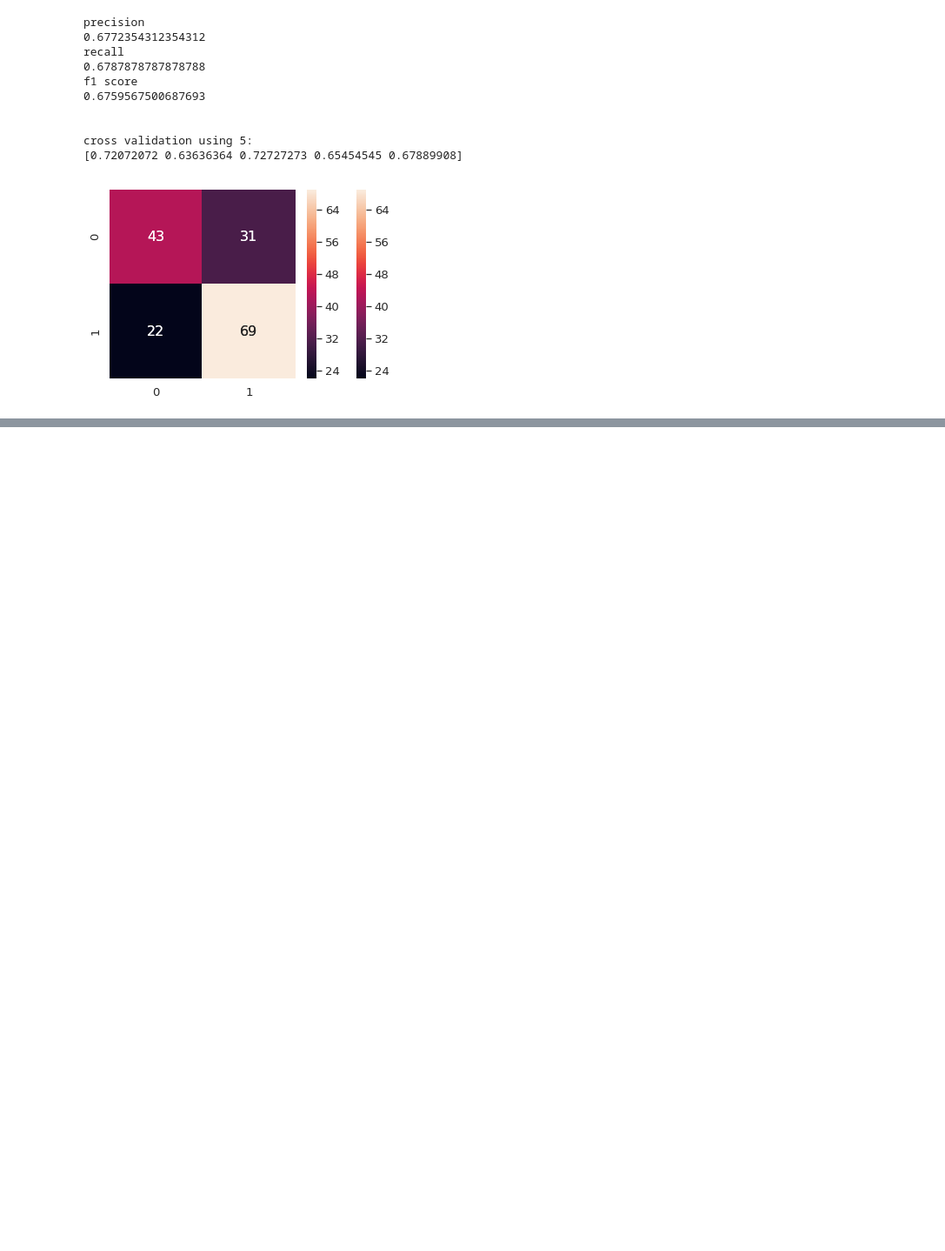
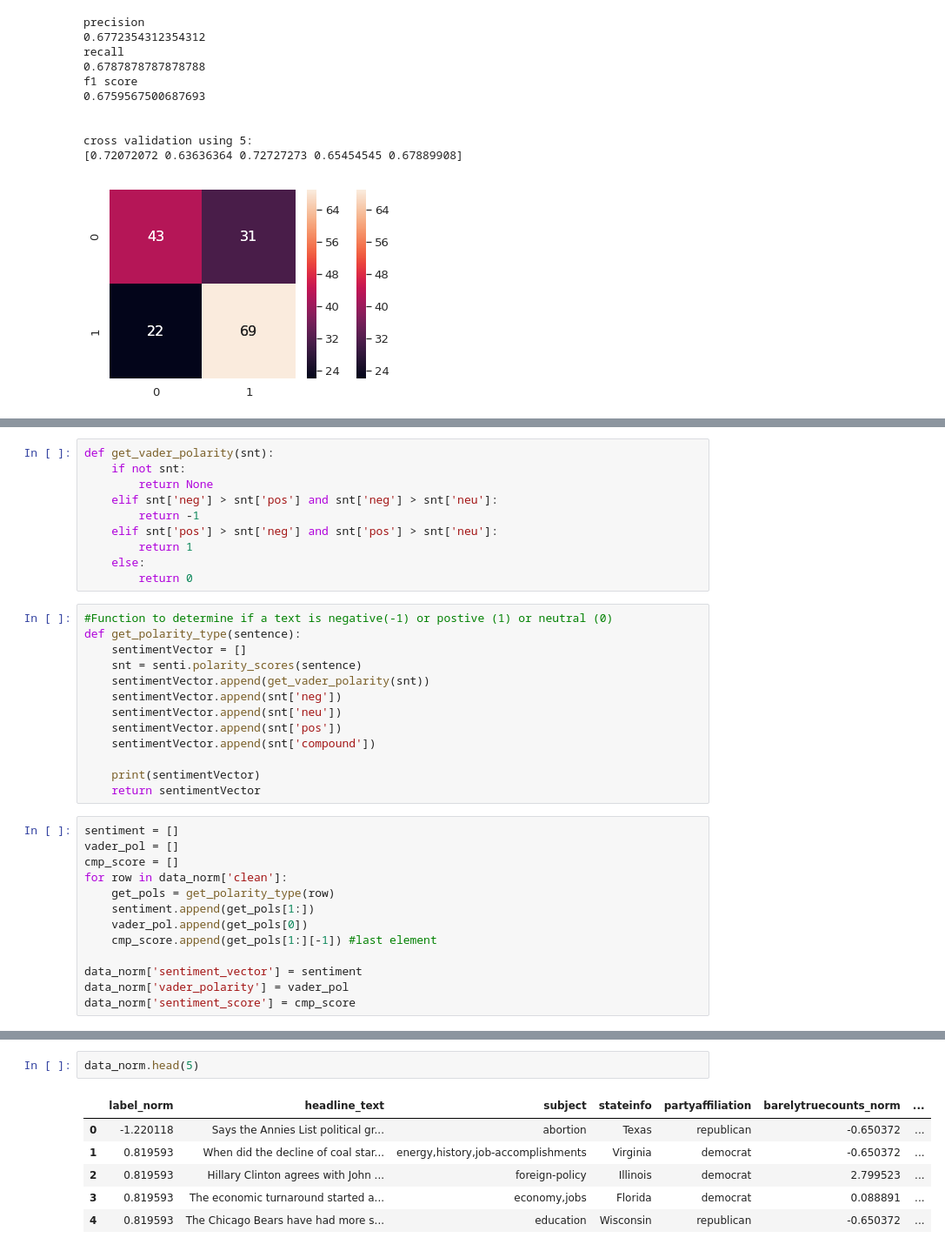
Before and after one commit to jems2019/AlternusVera, a Jupyter notebook: Social_Credibility.ipynb, the cells around one changed output, grey strips where cells are left out. Shown at 87% size. Drawn from its saved outputs; the diff is of its cells as text; blank space fills up the shorter version.

```diff
--- a/Social_Credibility.ipynb
+++ b/Social_Credibility.ipynb
@@ -245,0 +413,36 @@ data_norm.head()
+# %%
+def get_vader_polarity(snt):
+    if not snt:
+        return None
+    elif snt['neg'] > snt['pos'] and snt['neg'] > snt['neu']:
+        return -1
+    elif snt['pos'] > snt['neg'] and snt['pos'] > snt['neu']:
+        return 1
+    else:
+        return 0
+# %%
+#Function to determine if a text is negative(-1) or postive (1) or neutral (0)
+def get_polarity_type(sentence):
+    sentimentVector = []
+    snt = senti.polarity_scores(sentence)
+    sentimentVector.append(get_vader_polarity(snt))
+    sentimentVector.append(snt['neg'])
+    sentimentVector.append(snt['neu'])
+    sentimentVector.append(snt['pos'])
+    sentimentVector.append(snt['compound'])
+
+    print(sentimentVector)
+    return sentimentVector
+# %%
+sentiment = []
+vader_pol = []
+cmp_score = []
+for row in data_norm['clean']:
+    get_pols = get_polarity_type(row)
+    sentiment.append(get_pols[1:])
+    vader_pol.append(get_pols[0])
+    cmp_score.append(get_pols[1:][-1]) #last element
+
+data_norm['sentiment_vector'] = sentiment
+data_norm['vader_polarity'] = vader_pol
+data_norm['sentiment_score'] = cmp_score
@@ -245,0 +467,9 @@ data_norm.head()
+# %%
+data_norm.head(5)
+# %% [output]
+|  | label_norm | headline_text | subject | stateinfo | partyaffiliation | barelytruecounts_norm | ... |
+| 0 | -1.220118 | Says the Annies List political gr... | abortion | Texas | republican | -0.650372 | ... |
+| 1 | 0.819593 | When did the decline of coal star... | energy,history,job-accomplishments | Virginia | democrat | -0.650372 | ... |
+| 2 | 0.819593 | Hillary Clinton agrees with John ... | foreign-policy | Illinois | democrat | 2.799523 | ... |
+| 3 | 0.819593 | The economic turnaround started a... | economy,jobs | Florida | democrat | 0.088891 | ... |
+| 4 | 0.819593 | The Chicago Bears have had more s... | education | Wisconsin | republican | -0.650372 | ... |
```
Also changed, not shown: parts of 28 cells of this notebook.
